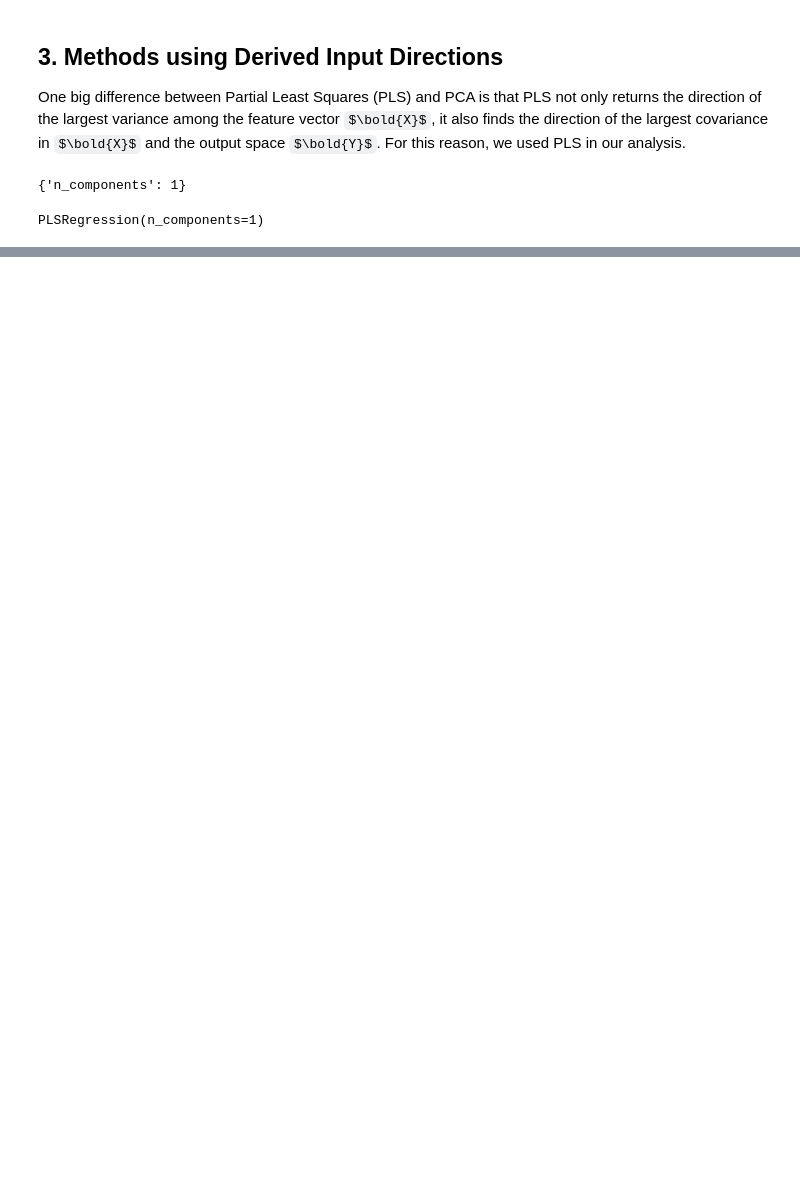
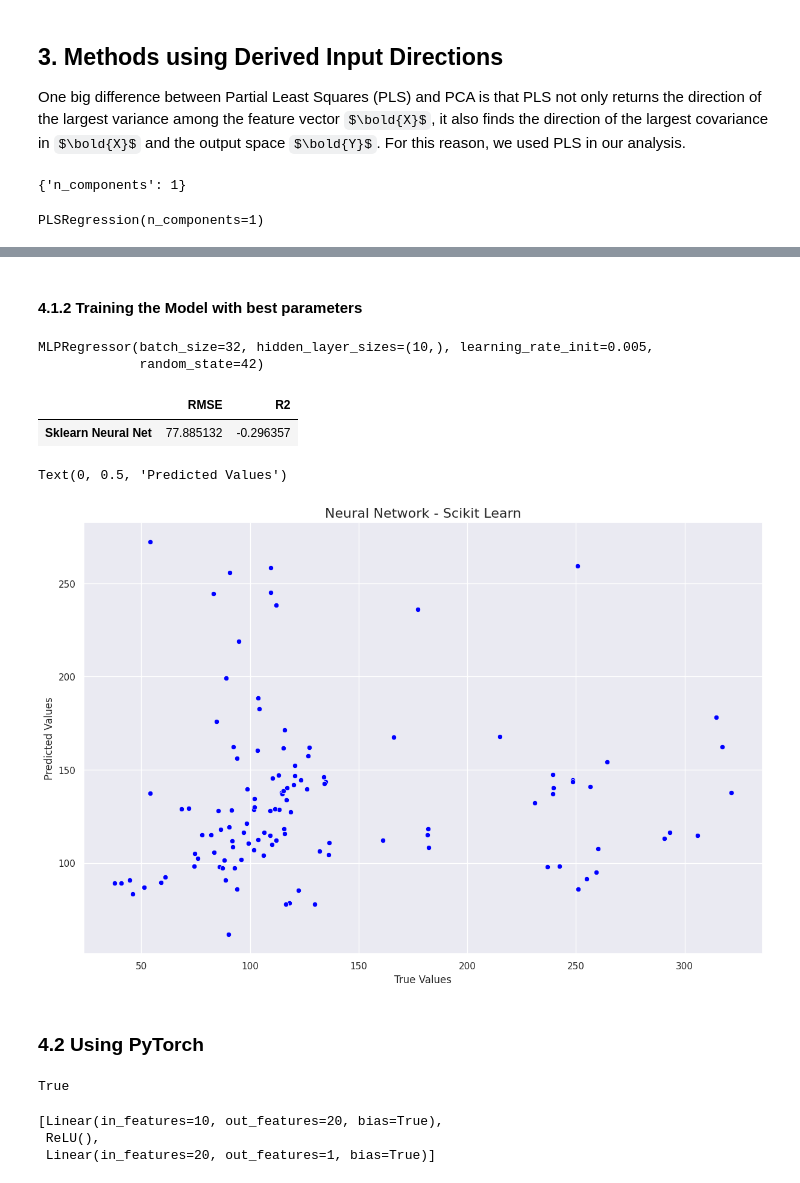
Before and after one commit to rafaelcbpy/Comp_Aplicada_ICA, a Jupyter notebook: notebooks/HW2/regression.ipynb, the cells around one changed output, grey strips where cells are left out. Cells and saved outputs as stored; diff of their text form; code cells hidden in the pictures; some formulas as TeX source; blank space fills up the shorter version.

```diff
--- a/notebooks/HW2/regression.ipynb
+++ b/notebooks/HW2/regression.ipynb
@@ -571,0 +596,15 @@ Text(0, 0.5, 'Predicted Values')
+# %%
+parameters = {
+    'learning_rate_init':[0.1, 0.05, 0.01, 0.005, 0.001, 0.0001],
+    'hidden_layer_sizes': [(10, ), (20, ), (10, 10, ), (20, 20, )],
+    'random_state': [42],
+    'activation': ['relu'],
+    'solver': ['adam'],
+    'alpha': [0.0001],
+    'batch_size': [32],
+    }
+nn_cv = RandomizedSearchCV(nn, parameters, cv=cv, scoring="neg_root_mean_squared_error")
+nn_cv.fit(X_train, y_train)
+
+best_params_nn = nn_cv.best_params_
+best_params_nn
@@ -571,0 +619,14 @@ Text(0, 0.5, 'Predicted Values')
+# %% [markdown]
+#### 4.1.2 Training the Model with best parameters
+# %%
+# nn_model = MLPRegressor(hidden_layer_sizes=(20, 20, ),
+#                          activation='relu',
+#                          solver='adam',
+#                          alpha=0.0001,
+#                          batch_size=32)
+
+nn_model = MLPRegressor(**best_params_nn)
+nn_model.fit(X_train, y_train)
+# %% [output]
+MLPRegressor(batch_size=32, hidden_layer_sizes=(10,), learning_rate_init=0.005,
+             random_state=42)
@@ -571,0 +636,32 @@ Text(0, 0.5, 'Predicted Values')
+# %%
+
+yhat_nn = nn_model.predict(X_test)
+rmse_nn.append(root_mean_squared_error(y_test, yhat_nn))
+r2_nn.append(r2_score(y_test, yhat_nn))
+# %%
+
+sknn_results = pd.DataFrame([rmse_nn, r2_nn], columns=["Sklearn Neural Net"], index=["RMSE", "R2"]).T
+sknn_results
+# %% [output]
+|  | RMSE | R2 |
+| Sklearn Neural Net | 77.885132 | -0.296357 |
+# %%
+
+fig, ax = plt.subplots(1, 1, figsize=(12, 8), dpi=100, constrained_layout = True)
+# axs = axs.flatten()
+# i=0
+sns.scatterplot(
+    x=y_test,
+    y=yhat_nn,
+    ax=ax,
+    color="Blue"
+)
+
+ax.set_title(f"Neural Network - Scikit Learn", fontsize=16)
+ax.set_xlabel("True Values", fontsize=12)
+ax.set_ylabel("Predicted Values", fontsize=12)
+# %% [output]
+Text(0, 0.5, 'Predicted Values')
+[figure, added]
+# %% [markdown]
+### 4.2 Using PyTorch
@@ -571,0 +673,5 @@ Text(0, 0.5, 'Predicted Values')
+# %%
+device = torch.device("cuda" if torch.cuda.is_available() else "cpu")
+torch.cuda.is_available()
+# %% [output]
+True
@@ -571,0 +681,13 @@ Text(0, 0.5, 'Predicted Values')
+# %%
+layers = [
+    nn.Linear(n_features, 20),  # Input
+    # nn.ReLU(),  # Activation for input
+    # nn.Linear(20, 20),  # Hidden
+    nn.ReLU(),  # Activation for hidden
+    nn.Linear(20, 1)  # Output
+]
+layers
+# %% [output]
+[Linear(in_features=10, out_features=20, bias=True),
+ ReLU(),
+ Linear(in_features=20, out_features=1, bias=True)]
```
Also changed, not shown: parts of 52 cells of this notebook.
